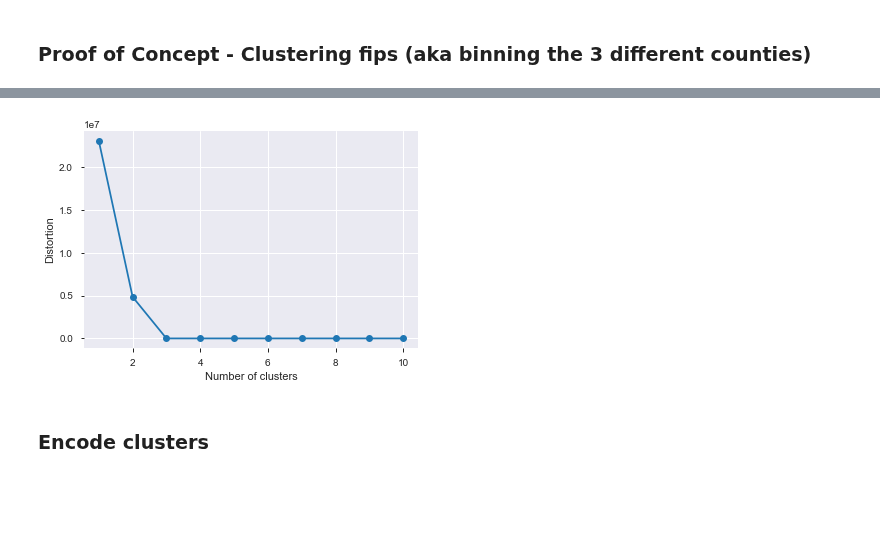
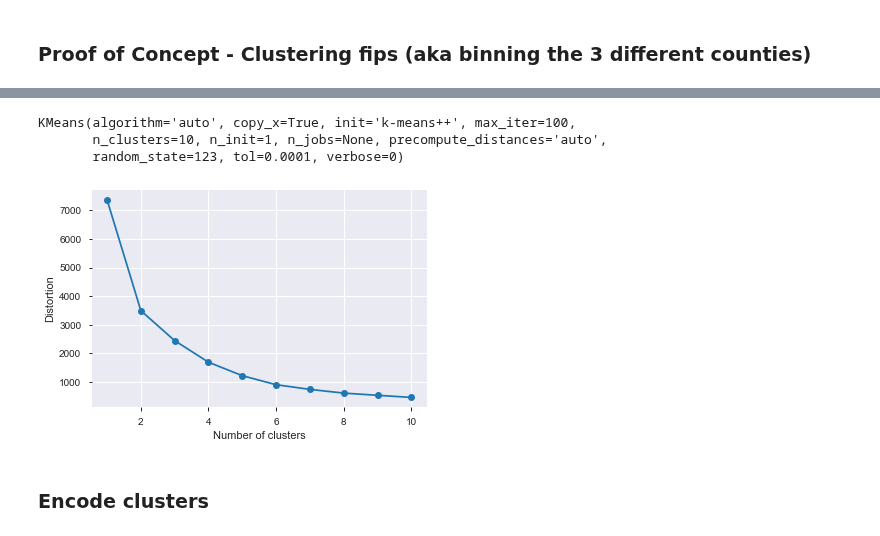
Before and after one commit to FJ-Zillow-Org/Zillow, a Jupyter notebook: jeffs_deliverable_Copy2.ipynb, the cells around one changed output, grey strips where cells are left out. Saved outputs shown, nothing was run; the diff lists cells and outputs as text; code cells hidden in the pictures; blank space fills up the shorter version.

Commit message:
Cleaning up clustering

```diff
--- a/jeffs_deliverable_Copy2.ipynb
+++ b/jeffs_deliverable_Copy2.ipynb
@@ -145,0 +229,2 @@ train['cluster'] = pd.Series(kmeans.predict(X1)).astype(str)
+# %%
+train.price_per_sq_ft = train.price_per_sq_ft.isnull().dropna()
@@ -168,3 +236,0 @@ dtype: int64
-# %%
-train['cluster'] = pd.Series(kmeans.predict(X1)).astype(str)
-test['cluster'] = pd.Series(kmeans.predict(X2)).astype(str)
@@ -192,19 +237,32 @@ dtype: int64
+# %%
+kmeans.fit(train[['price_per_sq_ft', 'latitude', 'longitude']])
+# %% [output]
+KMeans(algorithm='auto', copy_x=True, init='k-means++', max_iter=100,
+       n_clusters=10, n_init=1, n_jobs=None, precompute_distances='auto',
+       random_state=123, tol=0.0001, verbose=0)
+# %%
+cluster = 'cluster_' + str('sqft')
+
+train[cluster] = kmeans.predict(train[['price_per_sq_ft', 'latitude', 'longitude']])
+
+test[cluster] = kmeans.predict(test[['price_per_sq_ft', 'latitude', 'longitude']])
 # %%
+X2 = train[['price_per_sq_ft', 'latitude', 'longitude']]
 # calculate distortion for a range of numbers of clusters
 distortions = []
 for i in range(1, 11):
     km = KMeans(
         n_clusters=i, init='random',
         n_init=10, max_iter=300,
         tol=1e-04, random_state=0
     )
-    km.fit(X)
+    km.fit(X2)
     distortions.append(km.inertia_)
 
 # plot
 plt.plot(range(1, 11), distortions, marker='o')
 plt.xlabel('Number of clusters')
 plt.ylabel('Distortion')
 plt.show()
 # %% [output]
-[figure, old version]
+[figure, new version]
```
Also changed, not shown: parts of 98 cells of this notebook.
